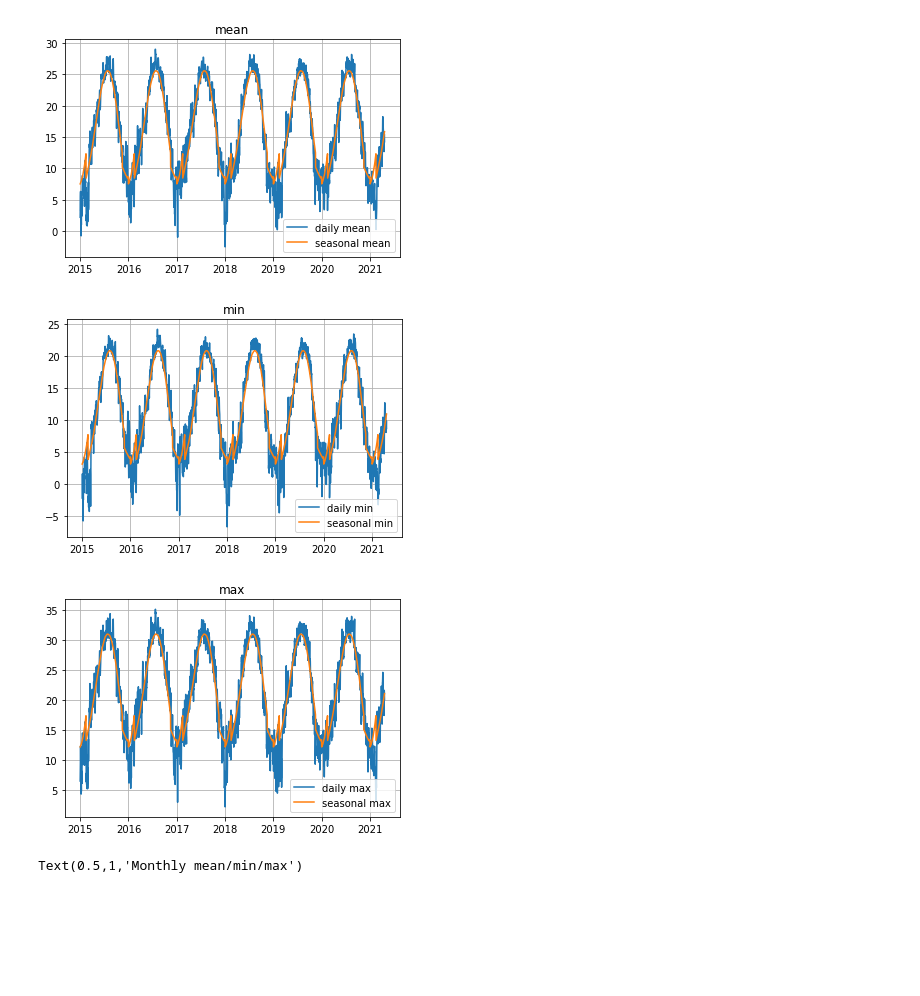
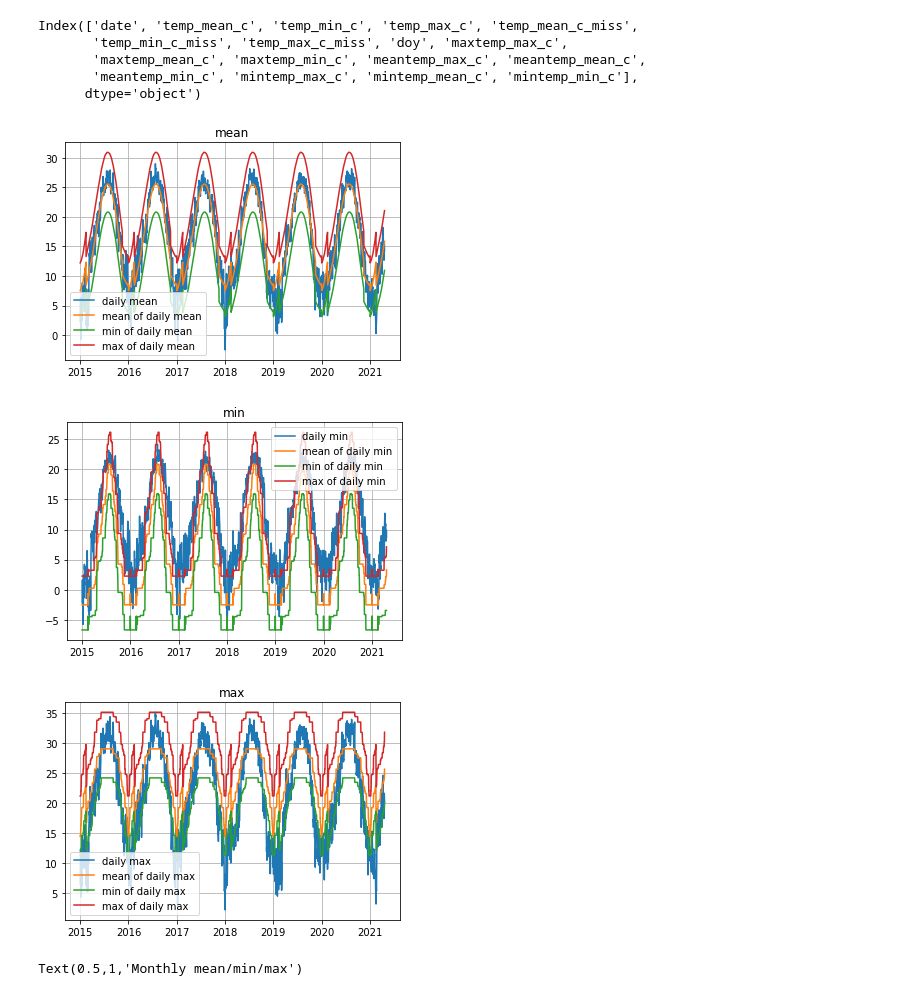
Before and after one commit to dri3s/poptemp, a Jupyter notebook: popwx.ipynb, the cells around one changed output. Drawn from its saved outputs; the diff is of its cells as text; code cells hidden in the pictures; blank space fills up the shorter version.

Commit message:
Compute means/mins/maxes of daily min/mean/max
Prompt was a little unclear

```diff
--- a/popwx.ipynb
+++ b/popwx.ipynb
@@ -106,41 +138,27 @@ out = out.drop(columns=['population','d'])
+# %%
+out.columns
+# %% [output]
+Index(['date', 'temp_mean_c', 'temp_min_c', 'temp_max_c', 'temp_mean_c_miss',
+       'temp_min_c_miss', 'temp_max_c_miss', 'doy', 'maxtemp_max_c',
+       'maxtemp_mean_c', 'maxtemp_min_c', 'meantemp_max_c', 'meantemp_mean_c',
+       'meantemp_min_c', 'mintemp_max_c', 'mintemp_mean_c', 'mintemp_min_c'],
+      dtype='object')
 # %%
-# graphs
-
-# graph 1: temperature compared to seasonal avg, high, low
-# assume 90 rolling seasons
-
-out['doy'] = out.date.dt.dayofyear
-
-def seasonal_doy(d):
-    if d <= 45:
-        outdoy =  pd.DataFrame(out.loc[(out.doy >= (365 - 45 - d)) | (out.doy <= 45 - d)][tempcols].mean()).T
-
-    elif d >= 365 - 45:
-        outdoy =  pd.DataFrame(out.loc[(out.doy >= d - 45) | (out.doy <= 365 - d)][tempcols].mean()).T
-
-    else:
-        outdoy =  pd.DataFrame(out.loc[out.doy.between(d - 45, d + 45)][tempcols].mean()).T
-
-    outdoy['doy'] = d
-    return outdoy
-
-seasonal = pd.concat(seasonal_doy(d) for d in range(1, 367))
-seasonal.columns = [c.replace('temp','seasonal') for c in seasonal.columns]
-out = out.merge(seasonal)
 out = out.sort_values(by='date')
 
 for typ in ['mean','min','max']:
-
     fig, ax = plt.subplots()
     ax.plot(out['date'], out['temp_{}_c'.format(typ)], label='daily {}'.format(typ))
-    ax.plot(out['date'], out['seasonal_{}_c'.format(typ)], label='seasonal {}'.format(typ))
+
+    for aggtyp in ['mean','min','max']:
+        ax.plot(out['date'], out['{}temp_{}_c'.format(typ, aggtyp)], label='{} of daily {}'.format(aggtyp, typ))
     ax.grid()
     ax.legend()
     ax.set_title(typ)
 # %% [output]
-[figure, old version]
+[figure, new version]
-[figure, old version]
+[figure, new version]
-[figure, old version]
+[figure, new version]
 # %%
 # graph 2: monthly average, min, max
 out['ym'] = out['date'] - pd.to_timedelta(out.date.dt.day - 1, 'd')
```
Also changed, not shown: parts of 5 cells of this notebook, 1 other file.
